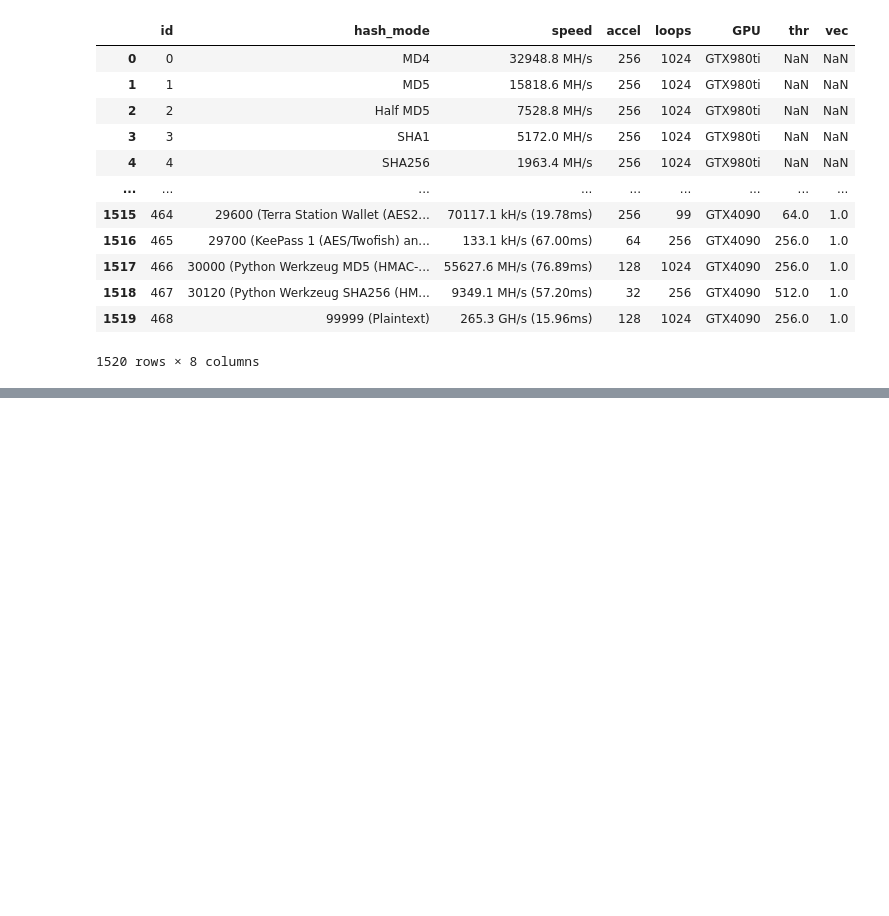
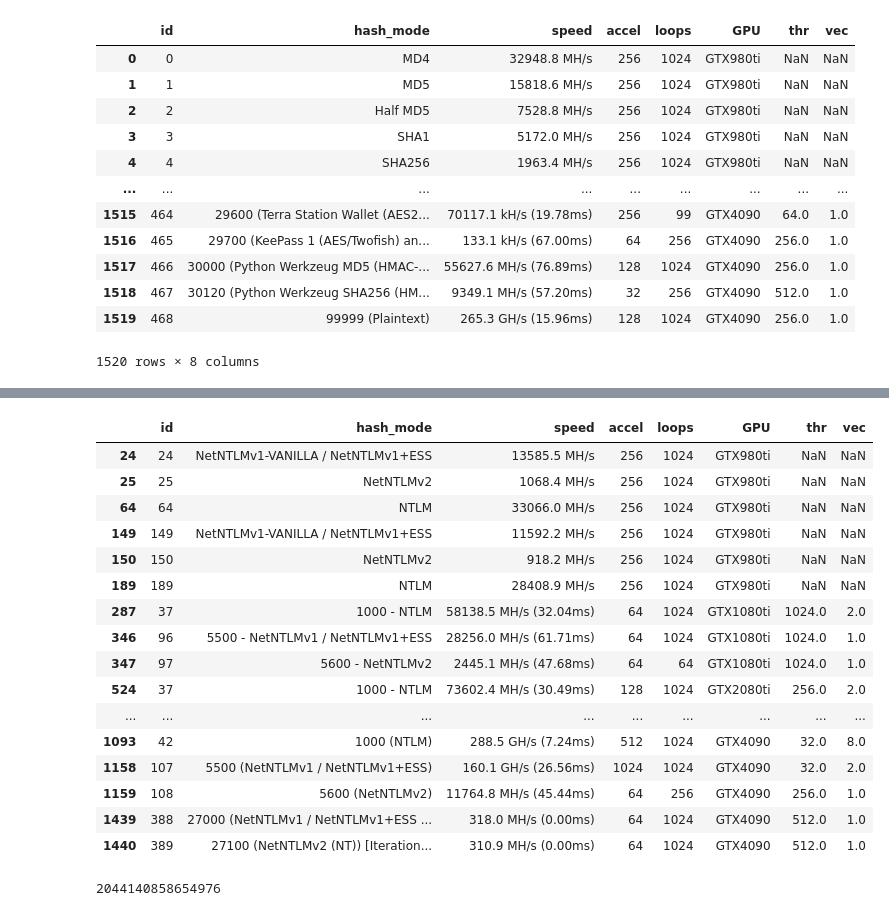
Before and after one commit to floriancircly/DJ_Storytelling, a Jupyter notebook: analytics.ipynb, the cells around one changed output, grey strips where cells are left out. Saved outputs shown, nothing was run; the diff lists cells and outputs as text; code cells hidden in the pictures; blank space fills up the shorter version.

```diff
--- a/analytics.ipynb
+++ b/analytics.ipynb
@@ -70,2 +82,22 @@ data
+# %%
+data[data["hash_mode"].str.contains("NTLM")]
+# %% [output]
+|  | id | hash_mode | speed | accel | loops | GPU | thr | vec |
+| 24 | 24 | NetNTLMv1-VANILLA / NetNTLMv1+ESS | 13585.5 MH/s | 256 | 1024 | GTX980ti | NaN | NaN |
+| 25 | 25 | NetNTLMv2 | 1068.4 MH/s | 256 | 1024 | GTX980ti | NaN | NaN |
+| 64 | 64 | NTLM | 33066.0 MH/s | 256 | 1024 | GTX980ti | NaN | NaN |
+| 149 | 149 | NetNTLMv1-VANILLA / NetNTLMv1+ESS | 11592.2 MH/s | 256 | 1024 | GTX980ti | NaN | NaN |
+| 150 | 150 | NetNTLMv2 | 918.2 MH/s | 256 | 1024 | GTX980ti | NaN | NaN |
+| 189 | 189 | NTLM | 28408.9 MH/s | 256 | 1024 | GTX980ti | NaN | NaN |
+| 287 | 37 | 1000 - NTLM | 58138.5 MH/s (32.04ms) | 64 | 1024 | GTX1080ti | 1024.0 | 2.0 |
+| 346 | 96 | 5500 - NetNTLMv1 / NetNTLMv1+ESS | 28256.0 MH/s (61.71ms) | 64 | 1024 | GTX1080ti | 1024.0 | 1.0 |
+| 347 | 97 | 5600 - NetNTLMv2 | 2445.1 MH/s (47.68ms) | 64 | 64 | GTX1080ti | 1024.0 | 1.0 |
+| 524 | 37 | 1000 - NTLM | 73602.4 MH/s (30.49ms) | 128 | 1024 | GTX2080ti | 256.0 | 2.0 |
+| ... | ... | ... | ... | ... | ... | ... | ... | ... |
+| 1093 | 42 | 1000 (NTLM) | 288.5 GH/s (7.24ms) | 512 | 1024 | GTX4090 | 32.0 | 8.0 |
+| 1158 | 107 | 5500 (NetNTLMv1 / NetNTLMv1+ESS) | 160.1 GH/s (26.56ms) | 1024 | 1024 | GTX4090 | 32.0 | 2.0 |
+| 1159 | 108 | 5600 (NetNTLMv2) | 11764.8 MH/s (45.44ms) | 64 | 256 | GTX4090 | 256.0 | 1.0 |
+| 1439 | 388 | 27000 (NetNTLMv1 / NetNTLMv1+ESS ... | 318.0 MH/s (0.00ms) | 64 | 1024 | GTX4090 | 512.0 | 1.0 |
+| 1440 | 389 | 27100 (NetNTLMv2 (NT)) [Iteration... | 310.9 MH/s (0.00ms) | 64 | 1024 | GTX4090 | 512.0 | 1.0 |
 # %%
 data.to_csv("Data/all_devices.csv", index=False)
@@ -71,0 +114,11 @@ data.to_csv("Data/all_devices.csv", index=False)
+# %%
+"""
+Zahlen = 10
+Aa-Zz = 52
+Sonderzeichen = -+!?#%&/()=*<>:;.,~ ca. 20
+
+"""
+ings = 82**8
+print(ings)
+# %% [output]
+2044140858654976
```
Also changed, not shown: parts of 7 cells of this notebook, 2 other files.
